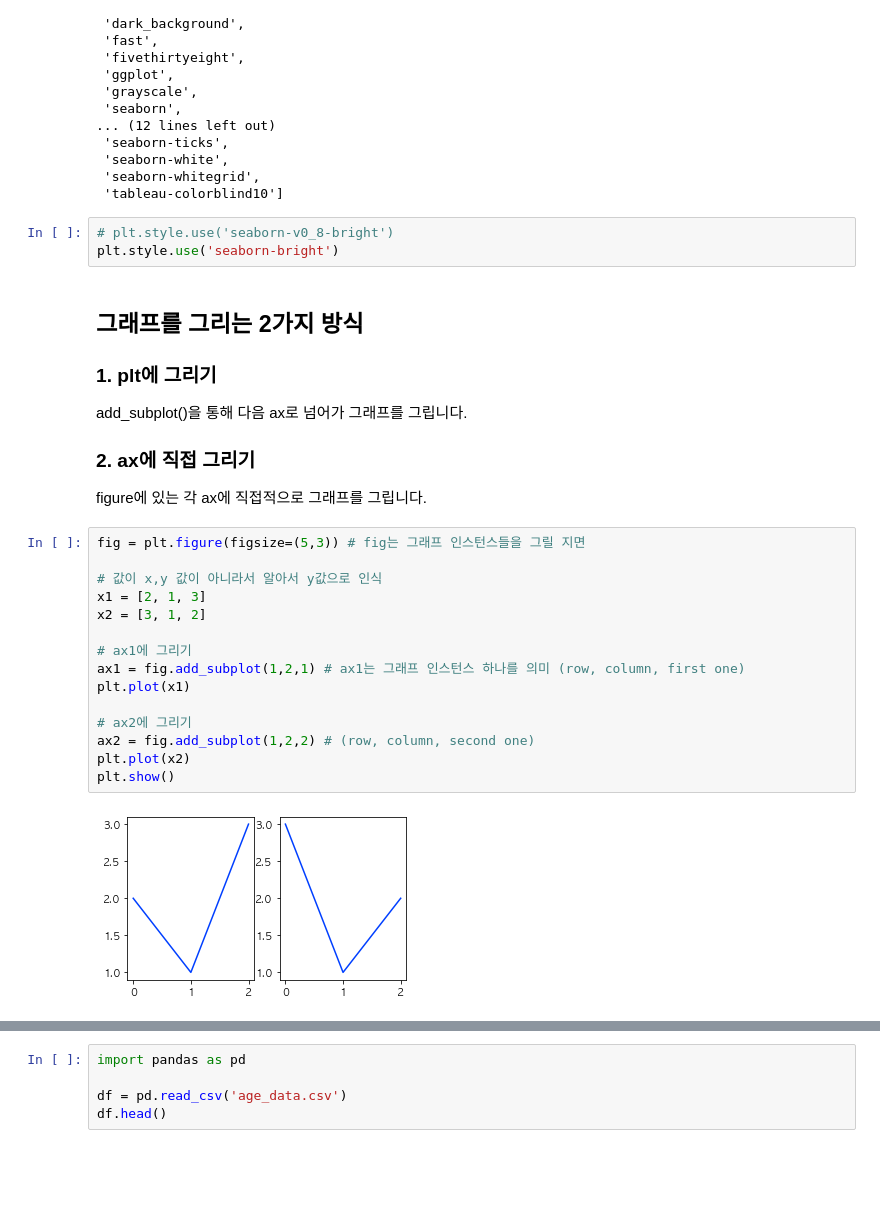
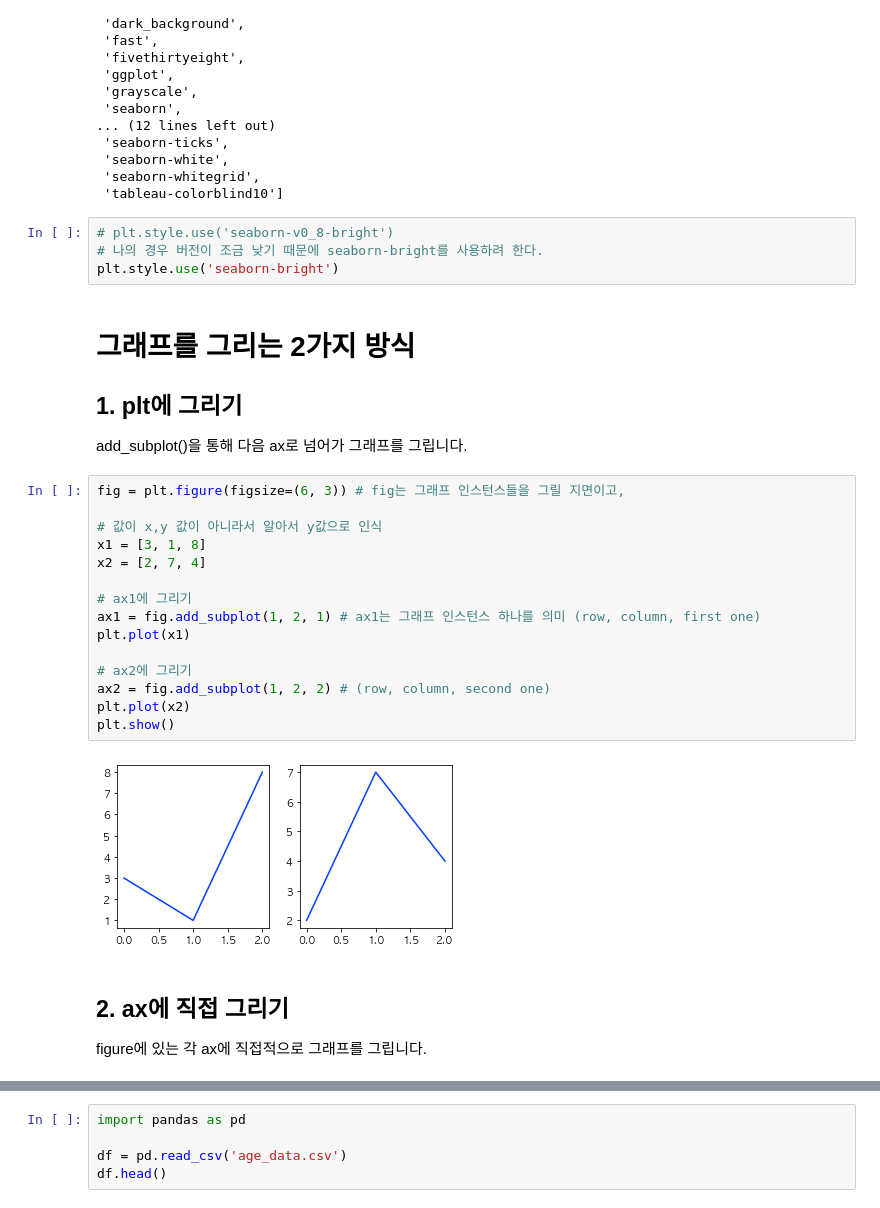
Before and after one commit to Angela-Park-JE/wanted-pre-onboarding-challenge-data, a Jupyter notebook: [2]week1/4강-matplotlib.ipynb, the cells around one changed output, grey strips where cells are left out. Saved outputs shown, nothing was run; the diff lists cells and outputs as text; blank space fills up the shorter version.

```diff
--- a/[2]week1/4강-matplotlib.ipynb
+++ b/[2]week1/4강-matplotlib.ipynb
@@ -76,30 +74,31 @@ plt.style.available
  'tableau-colorblind10']
 # %%
 # plt.style.use('seaborn-v0_8-bright')
+# 나의 경우 버전이 조금 낮기 때문에 seaborn-bright를 사용하려 한다.
 plt.style.use('seaborn-bright')
 # %% [markdown]
-## 그래프를 그리는 2가지 방식
+# 그래프를 그리는 2가지 방식
 
-### 1. plt에 그리기
+## 1. plt에 그리기
 add_subplot()을 통해 다음 ax로 넘어가 그래프를 그립니다.
-
-### 2. ax에 직접 그리기
-figure에 있는 각 ax에 직접적으로 그래프를 그립니다.
 # %%
-fig = plt.figure(figsize=(5,3)) # fig는 그래프 인스턴스들을 그릴 지면
+fig = plt.figure(figsize=(6, 3)) # fig는 그래프 인스턴스들을 그릴 지면이고,
 
 # 값이 x,y 값이 아니라서 알아서 y값으로 인식
-x1 = [2, 1, 3]
-x2 = [3, 1, 2]
+x1 = [3, 1, 8]
+x2 = [2, 7, 4]
 
 # ax1에 그리기
-ax1 = fig.add_subplot(1,2,1) # ax1는 그래프 인스턴스 하나를 의미 (row, column, first one)
+ax1 = fig.add_subplot(1, 2, 1) # ax1는 그래프 인스턴스 하나를 의미 (row, column, first one)
 plt.plot(x1)
 
 # ax2에 그리기
-ax2 = fig.add_subplot(1,2,2) # (row, column, second one)
+ax2 = fig.add_subplot(1, 2, 2) # (row, column, second one)
 plt.plot(x2)
 plt.show()
 # %% [output]
-[figure, old version]
+[figure, new version]
+# %% [markdown]
+## 2. ax에 직접 그리기
+figure에 있는 각 ax에 직접적으로 그래프를 그립니다.
 # %%
```
Also changed, not shown: parts of 16 cells of this notebook.
